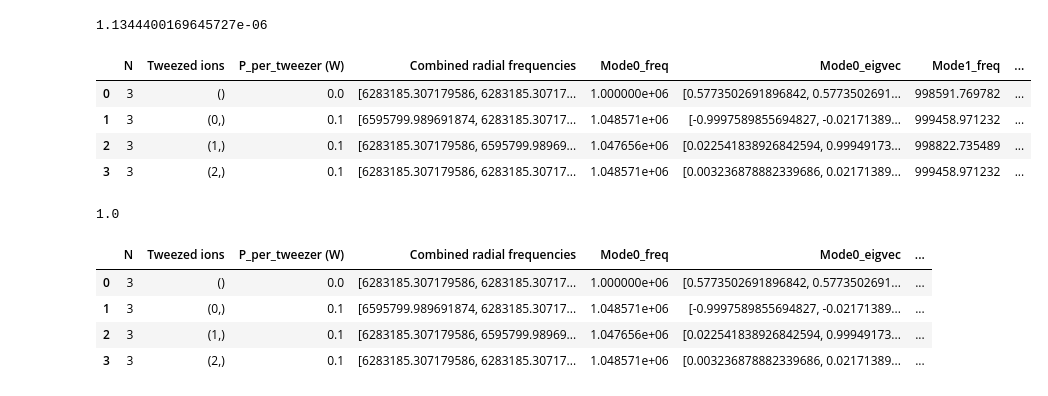
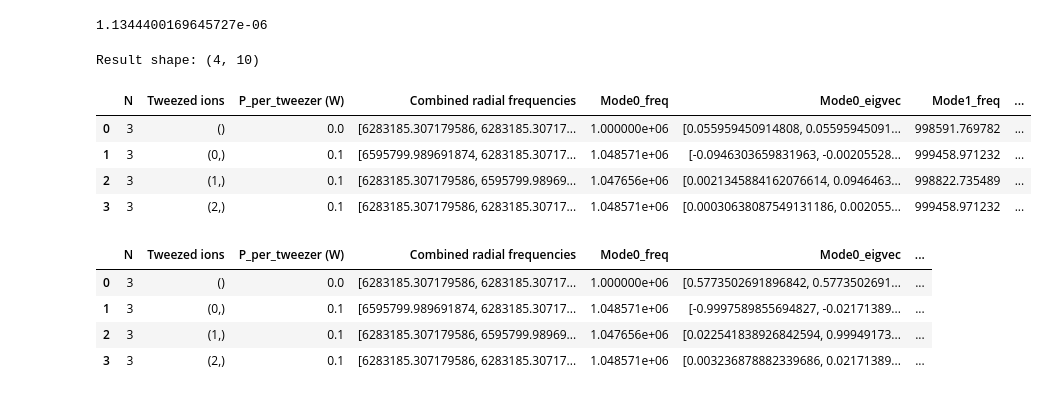
Before and after one commit to SQRLab/BladeRunner, a Jupyter notebook: Tweezers/SBC_Speedup.ipynb, the cells around one changed output. Saved outputs shown, nothing was run; the diff lists cells and outputs as text; code cells hidden in the pictures.

```diff
--- a/Tweezers/SBC_Speedup.ipynb
+++ b/Tweezers/SBC_Speedup.ipynb
@@ -111,18 +266,36 @@ N3
 1/200e3 * (2*pi / 729e-9) * 1/0.99 * ( np.sqrt((hbar/(2*m*1e6*2*pi))) + np.sqrt((hbar/(2*m*998591*2*pi))) + np.sqrt((hbar/(2*m*9966616*2*pi))))
 # %% [output]
 1.1344400169645727e-06
-# %%
-N3
-# %% [output]
-|  | N | Tweezed ions | P_per_tweezer (W) | Combined radial frequencies | Mode0_freq | Mode0_eigvec | Mode1_freq | ... |
-| 0 | 3 | () | 0.0 | [6283185.307179586, 6283185.30717... | 1.000000e+06 | [0.5773502691896842, 0.5773502691... | 998591.769782 | ... |
-| 1 | 3 | (0,) | 0.1 | [6595799.989691874, 6283185.30717... | 1.048571e+06 | [-0.9997589855694827, -0.02171389... | 999458.971232 | ... |
-| 2 | 3 | (1,) | 0.1 | [6283185.307179586, 6595799.98969... | 1.047656e+06 | [0.022541838926842594, 0.99949173... | 998822.735489 | ... |
-| 3 | 3 | (2,) | 0.1 | [6283185.307179586, 6283185.30717... | 1.048571e+06 | [0.003236878882339686, 0.02171389... | 999458.971232 | ... |
-# %%
-np.sqrt(N3.iloc[0]["Mode0_eigvec"][0]**2 +N3.iloc[0]["Mode0_eigvec"][1]**2 + N3.iloc[0]["Mode0_eigvec"][2]**2 )
-# %% [output]
-1.0
+# %%
+# Example usage of tweezer_combos_full_radial_test
+N_list = [3]
+P_opt = [100e-3]
+w0 = 1e-6
+f_rf_r = 1e6
+f_rf_a = f_rf_r / 3.0
+
+df_test = tweezer_combos_full_radial_test(
+    omega_tweezer,
+    linewidths,
+    omega_res,
+    m,
+    mode_calc_r,
+    N_list,
+    f_rf_r,
+    f_rf_a,
+    P_opt,
+    w0
+)
+
+print("Result shape:", df_test.shape)
+df_test.head()
+# %% [output]
+Result shape: (4, 10)
+|  | N | Tweezed ions | P_per_tweezer (W) | Combined radial frequencies | Mode0_freq | Mode0_eigvec | Mode1_freq | ... |
+| 0 | 3 | () | 0.0 | [6283185.307179586, 6283185.30717... | 1.000000e+06 | [0.055959450914808, 0.05595945091... | 998591.769782 | ... |
+| 1 | 3 | (0,) | 0.1 | [6595799.989691874, 6283185.30717... | 1.048571e+06 | [-0.0946303659831963, -0.00205528... | 999458.971232 | ... |
+| 2 | 3 | (1,) | 0.1 | [6283185.307179586, 6595799.98969... | 1.047656e+06 | [0.0021345884162076614, 0.0946463... | 998822.735489 | ... |
+| 3 | 3 | (2,) | 0.1 | [6283185.307179586, 6283185.30717... | 1.048571e+06 | [0.00030638087549131186, 0.002055... | 999458.971232 | ... |
 # %%
 # ...existing code...
 import numpy as np
```
Also changed, not shown: parts of 11 cells of this notebook.
